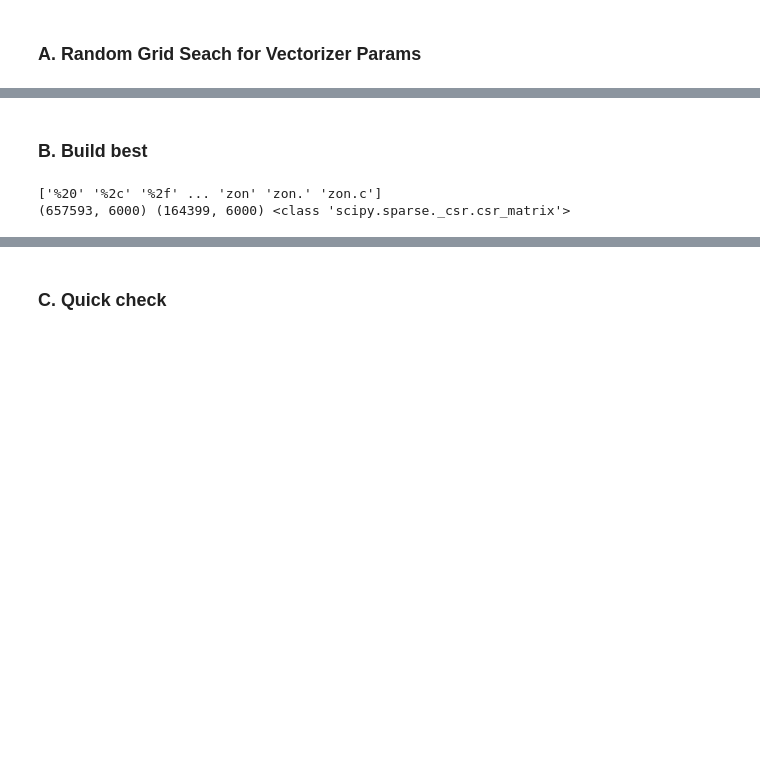
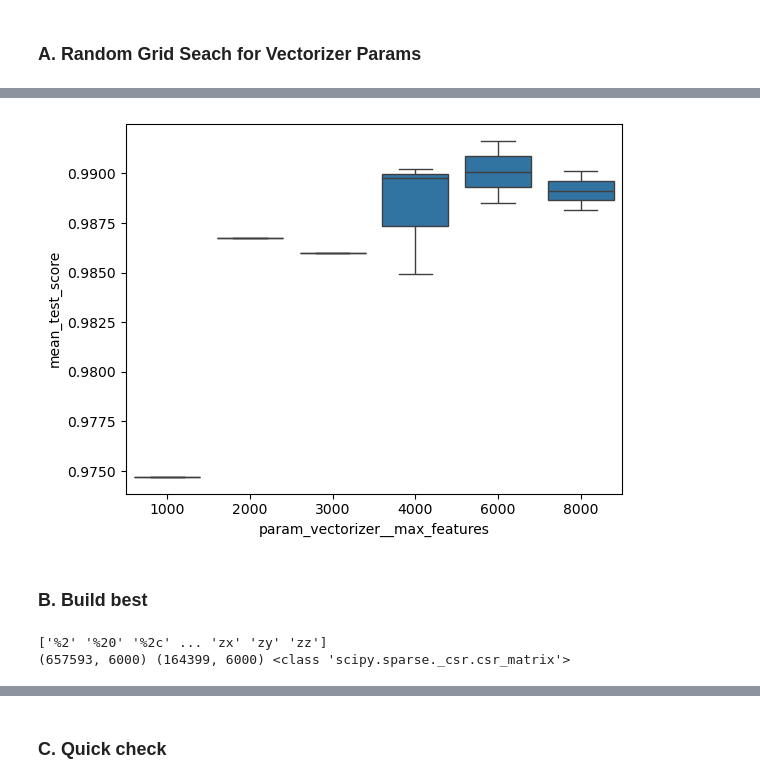
Before and after one commit to charlievellacott/dectecting_phishing_url, a Jupyter notebook: notebooks/02_engineer_features.ipynb, the cells around one changed output, grey strips where cells are left out. Drawn from its saved outputs; the diff is of its cells as text; code cells hidden in the pictures; blank space fills up the shorter version.

```diff
--- a/notebooks/02_engineer_features.ipynb
+++ b/notebooks/02_engineer_features.ipynb
@@ -194,9 +197,14 @@ Fitting 3 folds for each of 10 candidates, totalling 30 fits
+# %%
+sns.boxplot(x="param_vectorizer__max_features", y="mean_test_score", data=results)
+plt.show()
+# %% [output]
+[figure, added]
 # %% [markdown]
 ### B. Build best
 # %%
 vectorizer = TfidfVectorizer(
     analyzer="char", # this is because URLs aren't split as words
-    ngram_range=(3,5),
+    ngram_range=(2,4),
     max_features=6000,
 )
 
@@ -207,7 +215,7 @@ feature_names = vectorizer.get_feature_names_out()
 print(feature_names)
 print(train_ngrams.shape, test_ngrams.shape, type(train_ngrams))
 # %% [output]
-['%20' '%2c' '%2f' ... 'zon' 'zon.' 'zon.c']
+['%2' '%20' '%2c' ... 'zx' 'zy' 'zz']
 (657593, 6000) (164399, 6000) <class 'scipy.sparse._csr.csr_matrix'>
 # %%
 def print_metrics(ngram_matrix, url_df, i, feature_names):
```
Also changed, not shown: parts of 7 cells of this notebook, 3 other files.
